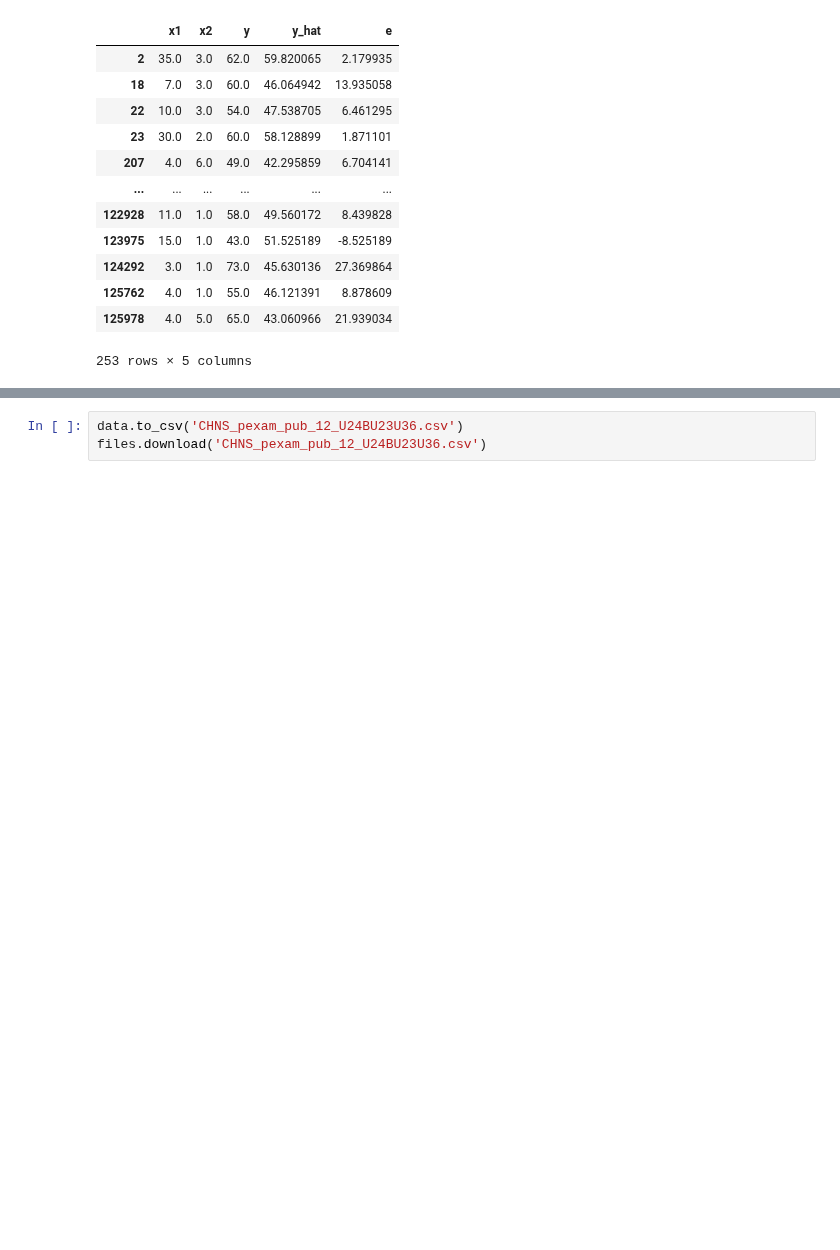
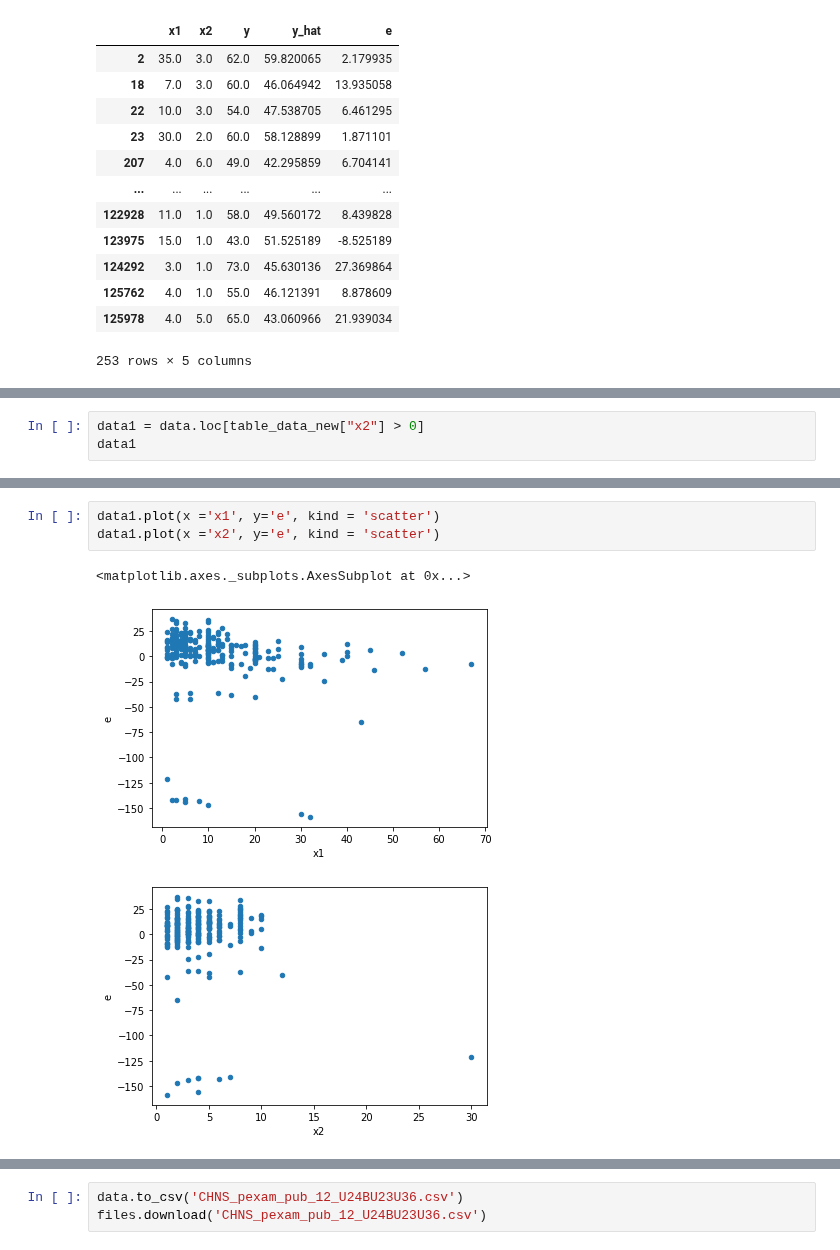
Before and after one commit to iam-fern/real_data, a Jupyter notebook: CHNS_pexam_pub_12_U24BU23U36.ipynb, the cells around one changed output, grey strips where cells are left out. Cells and saved outputs as stored; diff of their text form; blank space fills up the shorter version.

```diff
--- a/CHNS_pexam_pub_12_U24BU23U36.ipynb
+++ b/CHNS_pexam_pub_12_U24BU23U36.ipynb
@@ -152,0 +167,3 @@ data
+# %%
+data1 = data.loc[table_data_new["x2"] > 0]
+data1
@@ -152,0 +184,7 @@ data
+# %%
+data1.plot(x ='x1', y='e', kind = 'scatter')
+data1.plot(x ='x2', y='e', kind = 'scatter')
+# %% [output]
+<matplotlib.axes._subplots.AxesSubplot at 0x...>
+[figure, added]
+[figure, added]
```
Also changed, not shown: parts of 6 cells of this notebook.
